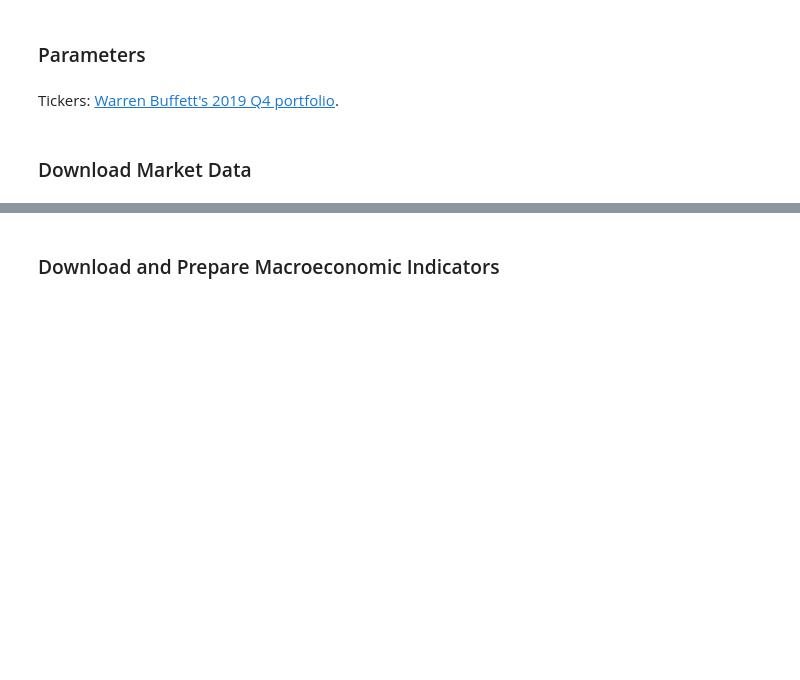
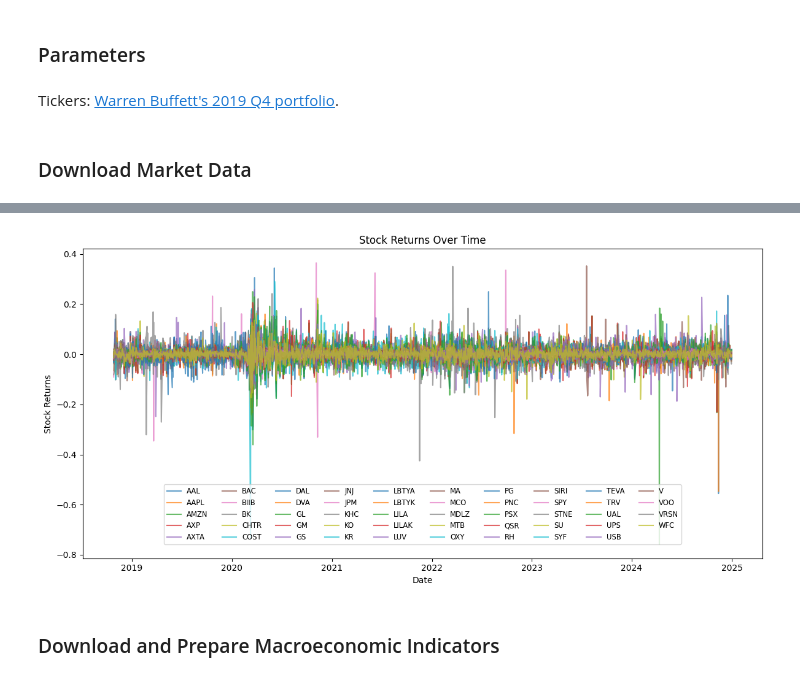
Before and after one commit to GioanZ/Portfolio-Stress-Testing-with-Deep-Generative-Models, a Jupyter notebook: stress_testing.ipynb, the cells around one changed output, grey strips where cells are left out. Saved outputs shown, nothing was run; the diff lists cells and outputs as text; code cells hidden in the pictures; blank space fills up the shorter version.

```diff
--- a/stress_testing.ipynb
+++ b/stress_testing.ipynb
@@ -114,3 +123,17 @@ returns_scaled.iloc[:] = returns_scaler.fit_transform(returns_scaled)
+# %%
+fig, ax = plt.subplots(figsize=(12, 6))
+
+for ticker in returns.columns:
+    ax.plot(returns.index, returns[ticker], label=ticker, alpha=0.7)
+
+ax.set_xlabel('Date')
+ax.set_ylabel('Stock Returns')
+plt.title('Stock Returns Over Time')
+ax.legend(loc='upper center', bbox_to_anchor=(0.5, 0.25), fontsize='small', ncol=10)
+fig.tight_layout()
+plt.show()
+# %% [output]
+[figure, added]
 # %% [markdown]
 ### Download and Prepare Macroeconomic Indicators
 # %%
```
Also changed, not shown: parts of 11 cells of this notebook.
